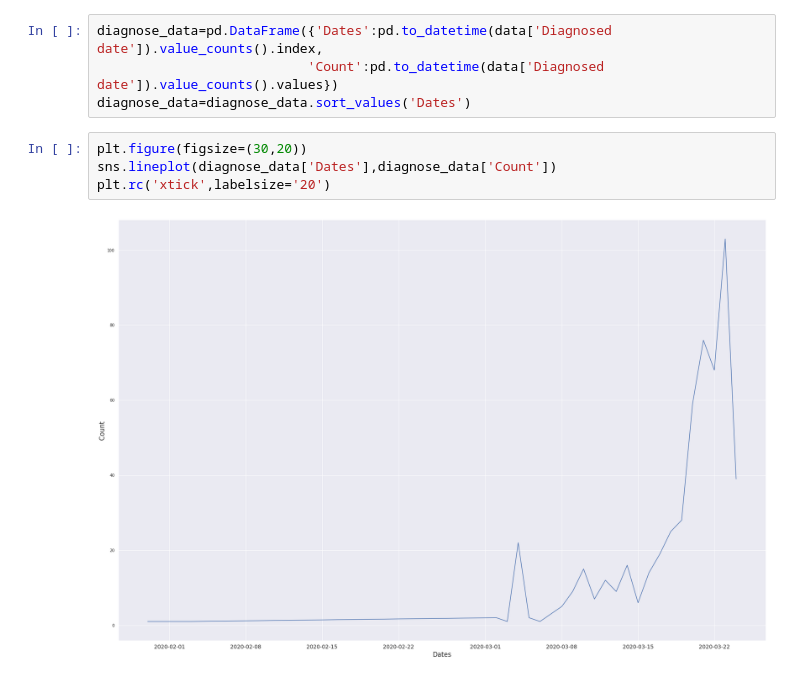
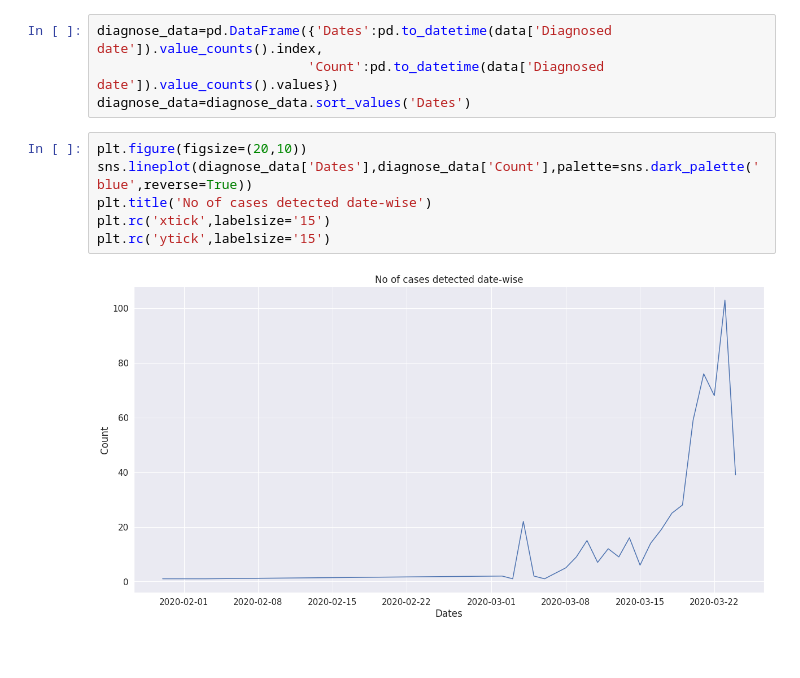
Before and after one commit to samacker77/COVID19-India-Analysis, a Jupyter notebook: notebook.ipynb, the cells around one changed output. Saved outputs shown, nothing was run; the diff lists cells and outputs as text; blank space fills up the shorter version.

Commit message:
fixed line plot

```diff
--- a/notebook.ipynb
+++ b/notebook.ipynb
@@ -415,8 +415,10 @@ diagnose_data=pd.DataFrame({'Dates':pd.to_datetime(data['Diagnosed date']).value
                            'Count':pd.to_datetime(data['Diagnosed date']).value_counts().values})
 diagnose_data=diagnose_data.sort_values('Dates')
 # %%
-plt.figure(figsize=(30,20))
-sns.lineplot(diagnose_data['Dates'],diagnose_data['Count'])
-plt.rc('xtick',labelsize='20')
+plt.figure(figsize=(20,10))
+sns.lineplot(diagnose_data['Dates'],diagnose_data['Count'],palette=sns.dark_palette('blue',reverse=True))
+plt.title('No of cases detected date-wise')
+plt.rc('xtick',labelsize='15')
+plt.rc('ytick',labelsize='15')
 # %% [output]
-[figure, old version]
+[figure, new version]
```
